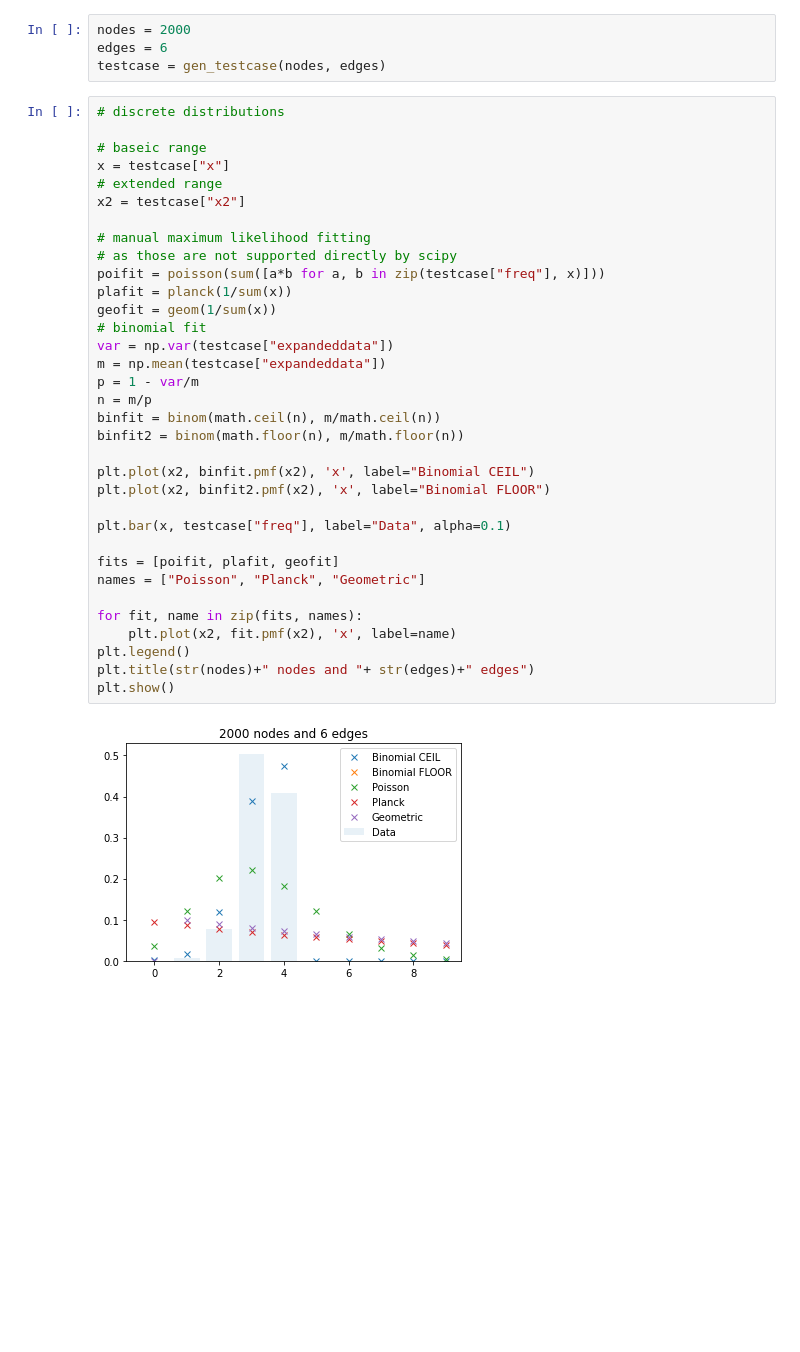
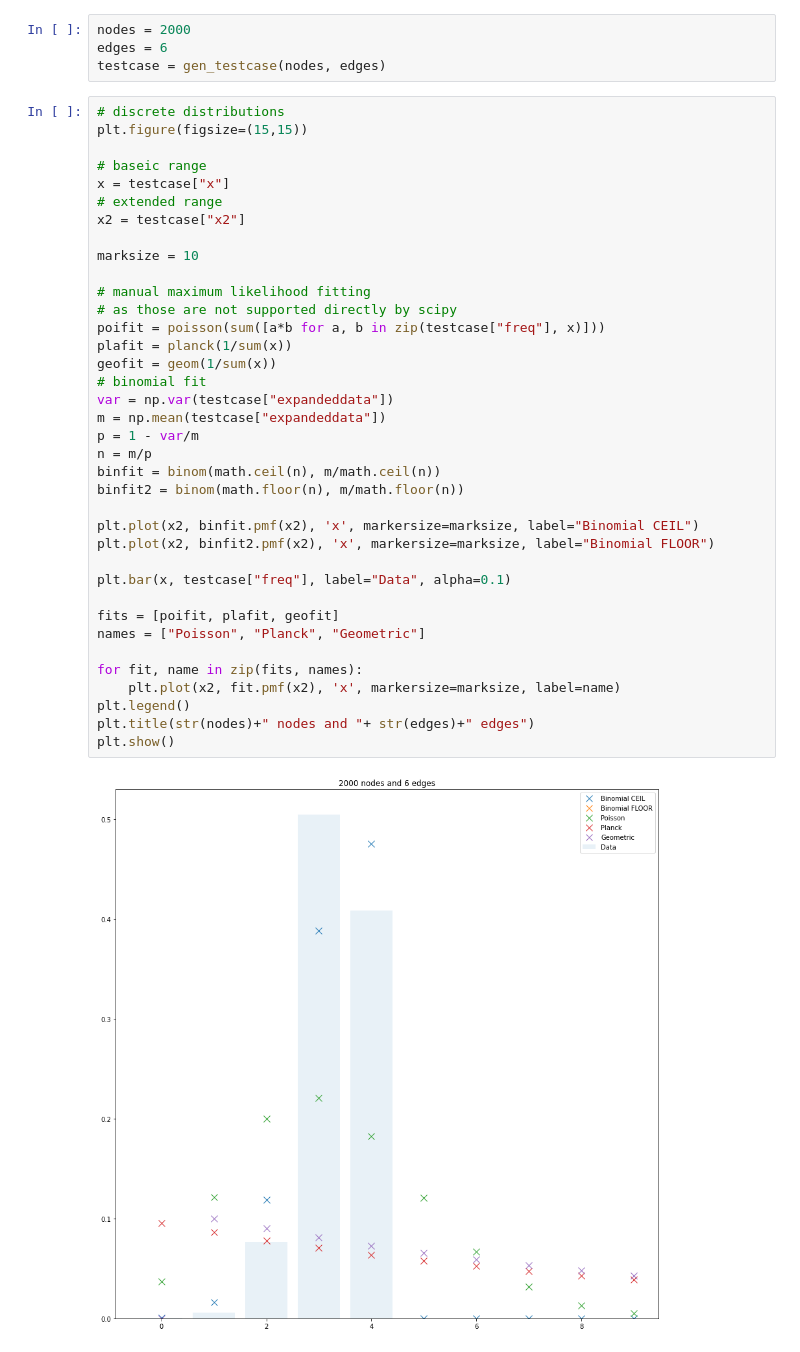
Before and after one commit to vs-uulm/eta-adaptive, a Jupyter notebook: Distribution Model.ipynb, the cells around one changed output. Saved outputs shown, nothing was run; the diff lists cells and outputs as text; blank space fills up the shorter version.

Commit message:
Plots update (figsize) and landscapes

```diff
--- a/Distribution Model.ipynb
+++ b/Distribution Model.ipynb
@@ -35,39 +37,42 @@ edges = 6
 testcase = gen_testcase(nodes, edges)
 # %%
 # discrete distributions
+plt.figure(figsize=(15,15))
 
 # baseic range
 x = testcase["x"]
 # extended range
 x2 = testcase["x2"]
+
+marksize = 10
 
 # manual maximum likelihood fitting
 # as those are not supported directly by scipy
 poifit = poisson(sum([a*b for a, b in zip(testcase["freq"], x)]))
 plafit = planck(1/sum(x))
 geofit = geom(1/sum(x))
 # binomial fit
 var = np.var(testcase["expandeddata"])
 m = np.mean(testcase["expandeddata"])
 p = 1 - var/m
 n = m/p
 binfit = binom(math.ceil(n), m/math.ceil(n))
 binfit2 = binom(math.floor(n), m/math.floor(n))
 
-plt.plot(x2, binfit.pmf(x2), 'x', label="Binomial CEIL")
-plt.plot(x2, binfit2.pmf(x2), 'x', label="Binomial FLOOR")
+plt.plot(x2, binfit.pmf(x2), 'x', markersize=marksize, label="Binomial CEIL")
+plt.plot(x2, binfit2.pmf(x2), 'x', markersize=marksize, label="Binomial FLOOR")
 
 plt.bar(x, testcase["freq"], label="Data", alpha=0.1)
 
 fits = [poifit, plafit, geofit]
 names = ["Poisson", "Planck", "Geometric"]
 
 for fit, name in zip(fits, names):
-    plt.plot(x2, fit.pmf(x2), 'x', label=name)
+    plt.plot(x2, fit.pmf(x2), 'x', markersize=marksize, label=name)
 plt.legend()
 plt.title(str(nodes)+" nodes and "+ str(edges)+" edges")
 plt.show()
 # %% [output]
-[figure, old version]
+[figure, new version]
 # %%
 # continuous distributions
```
Also changed, not shown: parts of 13 cells of this notebook, 1 other file.
